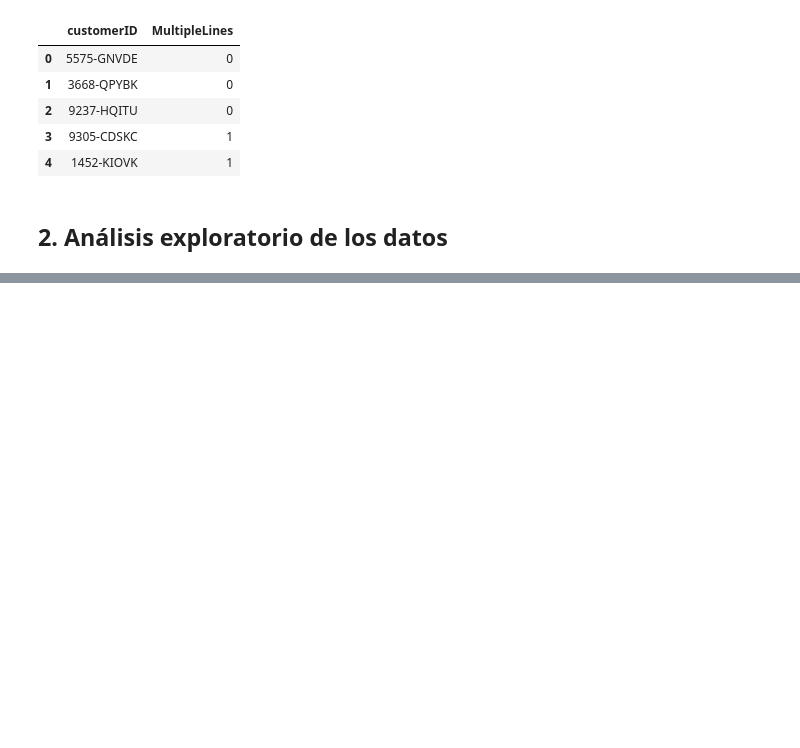
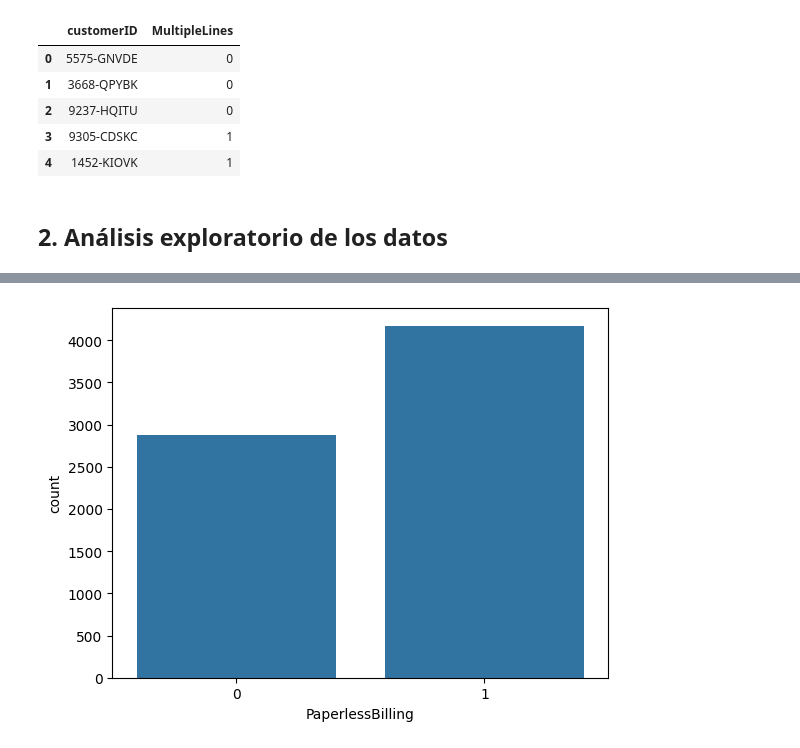
Before and after one commit to AndresCalvete-DataScientist/interconnect-customer-churn-prediction, a Jupyter notebook: notebooks/eda.ipynb, the cells around one changed output, grey strips where cells are left out. Saved outputs shown, nothing was run; the diff lists cells and outputs as text; code cells hidden in the pictures; blank space fills up the shorter version.

```diff
--- a/notebooks/eda.ipynb
+++ b/notebooks/eda.ipynb
@@ -358,0 +397,6 @@ df_phone.head()
+# %%
+# Visualización de la distribución de la variable PaperlessBilling
+sns.barplot(data=df_contract['PaperlessBilling'].value_counts())
+plt.show()
+# %% [output]
+[figure, added]
```
Also changed, not shown: parts of 9 cells of this notebook.
